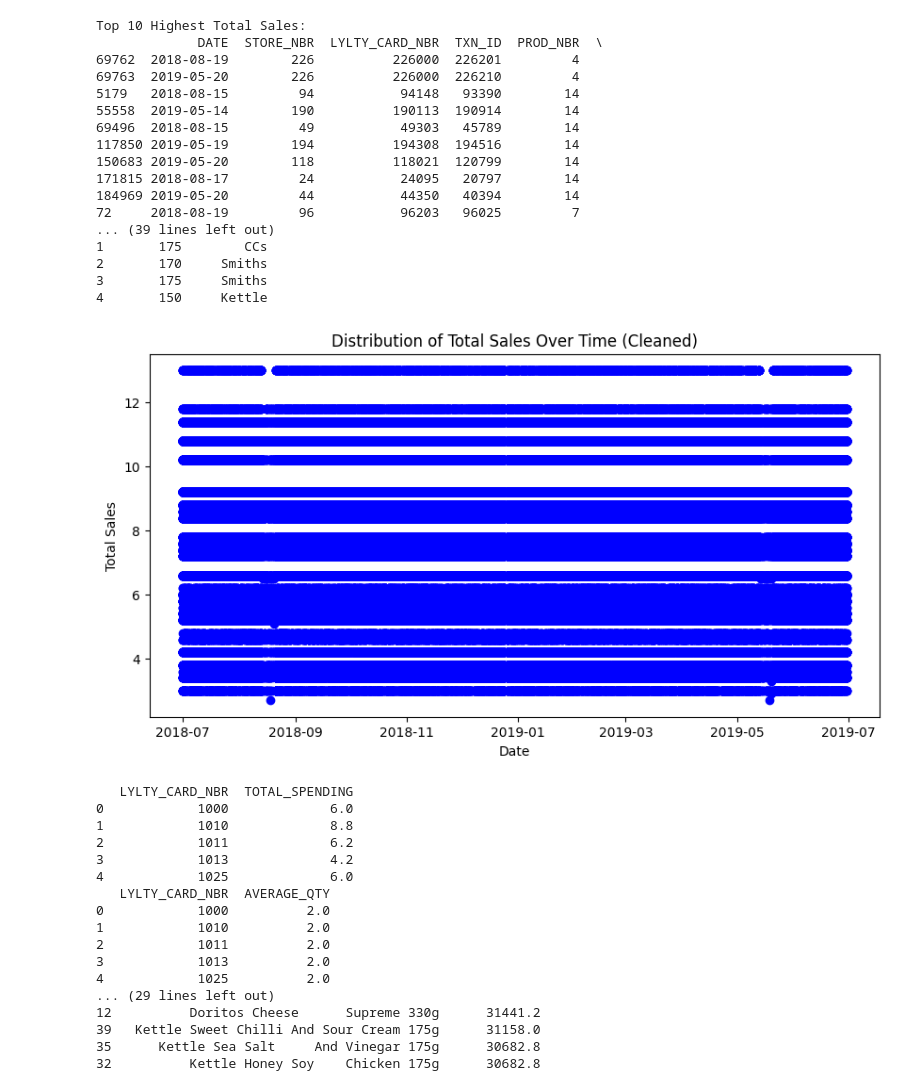
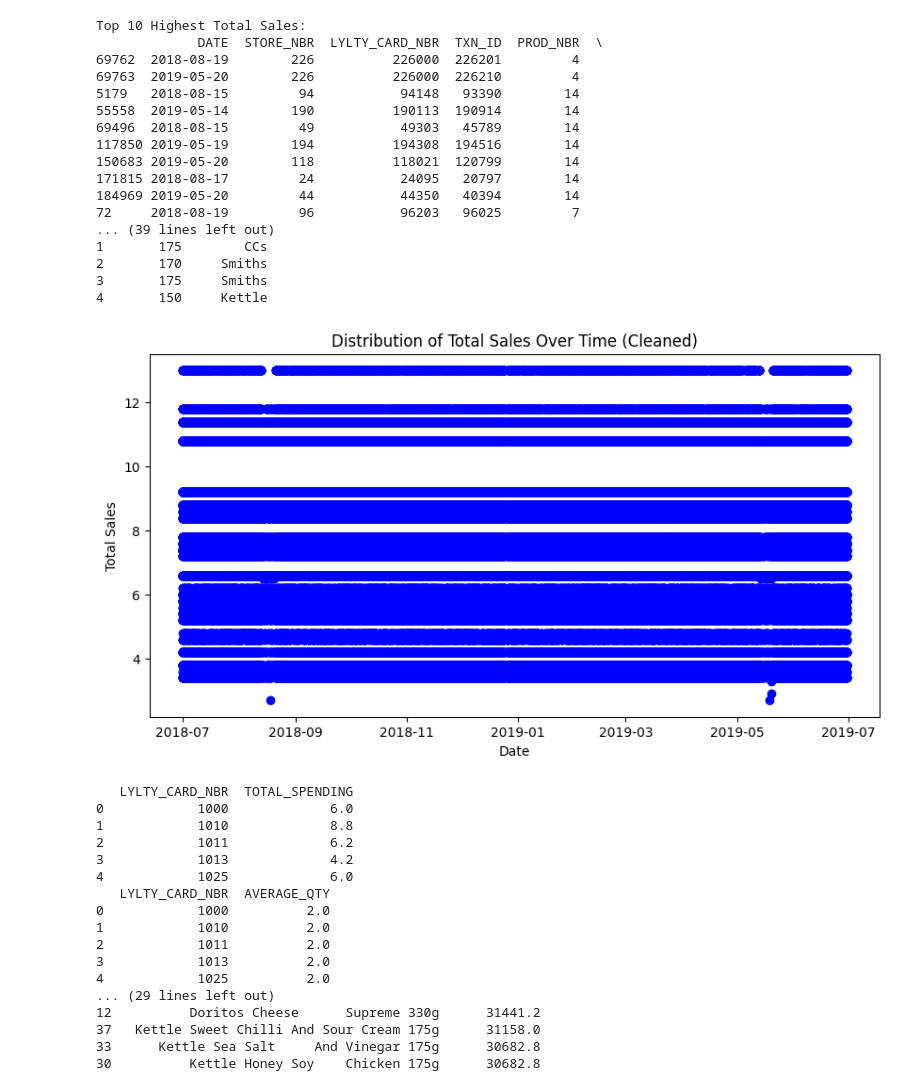
Before and after one commit to jd-silva/quantium-retail-analysis, a Jupyter notebook: notebook-retail-analysis.ipynb, the cells around one changed output. Saved outputs shown, nothing was run; the diff lists cells and outputs as text; code cells hidden in the pictures.

Commit message:
Added function to remove all salsa products from analysis

```diff
--- a/notebook-retail-analysis.ipynb
+++ b/notebook-retail-analysis.ipynb
@@ -9,6 +9,14 @@ from datetime import datetime, timedelta
 # Load data
 purchase_behaviour_data = pd.read_csv('QVI_purchase_behaviour.csv')
 transaction_data = pd.read_excel('QVI_transaction_data.xlsx', sheet_name='in')
+
+# Function to filter out salsa products
+def filter_salsa_products(data):
+    salsa_keywords = ['salsa']
+    return data[~data['PROD_NAME'].str.contains('|'.join(salsa_keywords), case=False, na=False)]
+
+# Filter out salsa products
+transaction_data = filter_salsa_products(transaction_data)
 
 # Function to identify outliers using Z-score
 def z_score_outliers(data, threshold=3):
@@ -90,7 +98,6 @@ average_qty = transaction_data_clean.groupby('LYLTY_CARD_NBR')['PROD_QTY'].mean(
 print(customer_spending.head())
 print(average_qty.head())
 
-
 # Merge customer spending and average quantity data
 customer_data = pd.merge(customer_spending, average_qty, on='LYLTY_CARD_NBR')
 
@@ -135,34 +142,34 @@ def get_top_products(segment_data, top_n=3):
 top_products_per_segment = (
     segment_product_sales.groupby(['LIFESTAGE', 'PREMIUM_CUSTOMER'], group_keys=False)
     .apply(get_top_products)
     .reset_index(drop=True)
 )
 
 # Set display options to show all rows
 pd.set_option('display.max_rows', None)
 
 # Print the top products per segment
 print(top_products_per_segment)
 # %% [output]
 [figure]
 Top 10 Highest Total Sales:
              DATE  STORE_NBR  LYLTY_CARD_NBR  TXN_ID  PROD_NBR  \
 69762  2018-08-19        226          226000  226201         4
 69763  2019-05-20        226          226000  226210         4
 5179   2018-08-15         94           94148   93390        14
 55558  2019-05-14        190          190113  190914        14
 69496  2018-08-15         49           49303   45789        14
 117850 2019-05-19        194          194308  194516        14
 150683 2019-05-20        118          118021  120799        14
 171815 2018-08-17         24           24095   20797        14
 184969 2019-05-20         44           44350   40394        14
 72     2018-08-19         96           96203   96025         7
 ... (39 lines left out)
 1       175        CCs
 2       170     Smiths
 3       175     Smiths
 4       150     Kettle
-[figure, old version]
+[figure, new version]
    LYLTY_CARD_NBR  TOTAL_SPENDING
 0            1000             6.0
 1            1010             8.8
@@ -177,6 +184,6 @@ Top 10 Highest Total Sales:
 4            1025          2.0
 ... (29 lines left out)
 12          Doritos Cheese      Supreme 330g      31441.2
-39   Kettle Sweet Chilli And Sour Cream 175g      31158.0
-35      Kettle Sea Salt     And Vinegar 175g      30682.8
-32          Kettle Honey Soy    Chicken 175g      30682.8
+37   Kettle Sweet Chilli And Sour Cream 175g      31158.0
+33      Kettle Sea Salt     And Vinegar 175g      30682.8
+30          Kettle Honey Soy    Chicken 175g      30682.8
```
Also changed, not shown: parts of 1 cell of this notebook.
